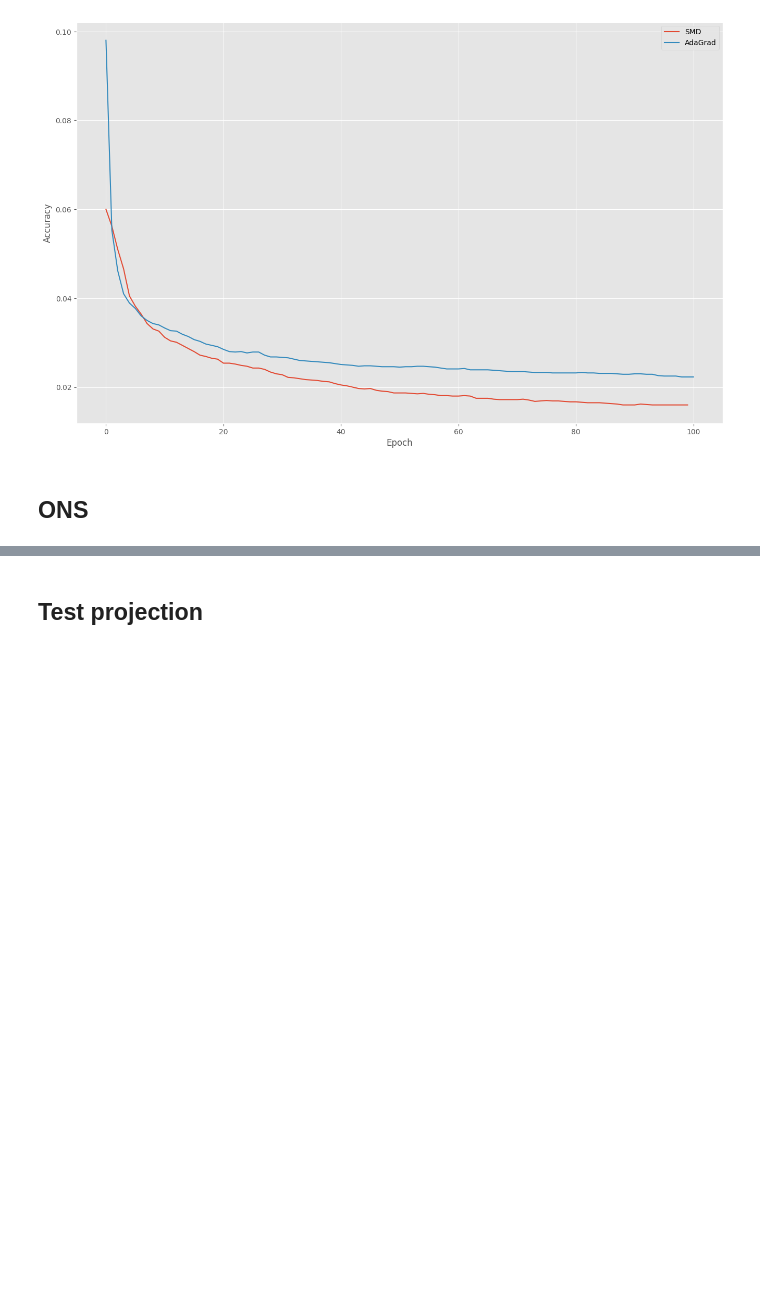
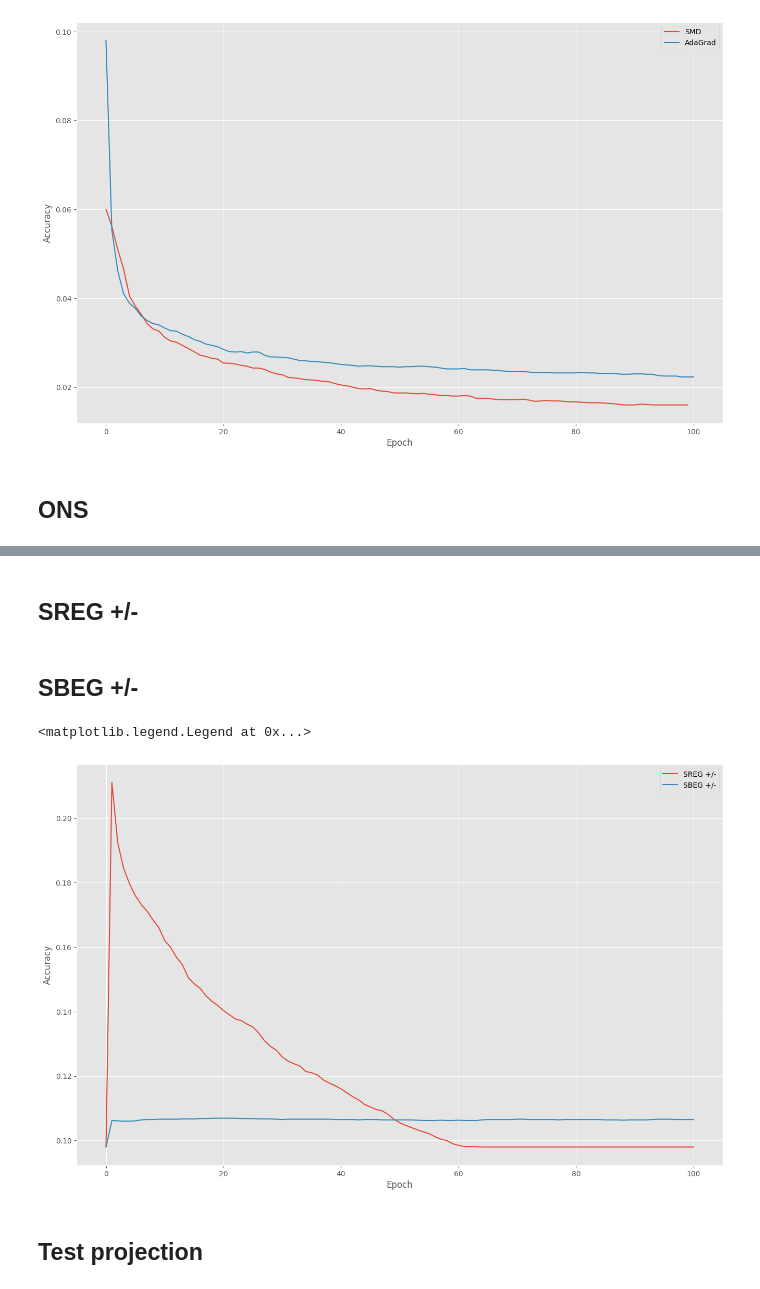
Before and after one commit to khiem2105/Online-Convex-Optimization, a Jupyter notebook: src/test.ipynb, the cells around one changed output, grey strips where cells are left out. Cells and saved outputs as stored; diff of their text form; code cells hidden in the pictures; blank space fills up the shorter version.

```diff
--- a/src/test.ipynb
+++ b/src/test.ipynb
@@ -103,3 +106,22 @@ x9, accs9 = ons(n_epochs=100)
+# %% [markdown]
+## SREG +/-
+# %%
+x10, accs10 = sreg()
+# %% [markdown]
+## SBEG +/-
+# %%
+x11, accs11 = sbeg()
+# %%
+plt.figure(figsize=(16, 10))
+plt.plot(range(len(accs10)), accs10, label="SREG +/-")
+plt.plot(range(len(accs11)), accs11, label="SBEG +/-")
+
+plt.xlabel("Epoch")
+plt.ylabel("Accuracy")
+plt.legend()
+# %% [output]
+<matplotlib.legend.Legend at 0x...>
+[figure, added]
 # %% [markdown]
 ## Test projection
 # %%
```
Also changed, not shown: parts of 8 cells of this notebook, 4 other files.
